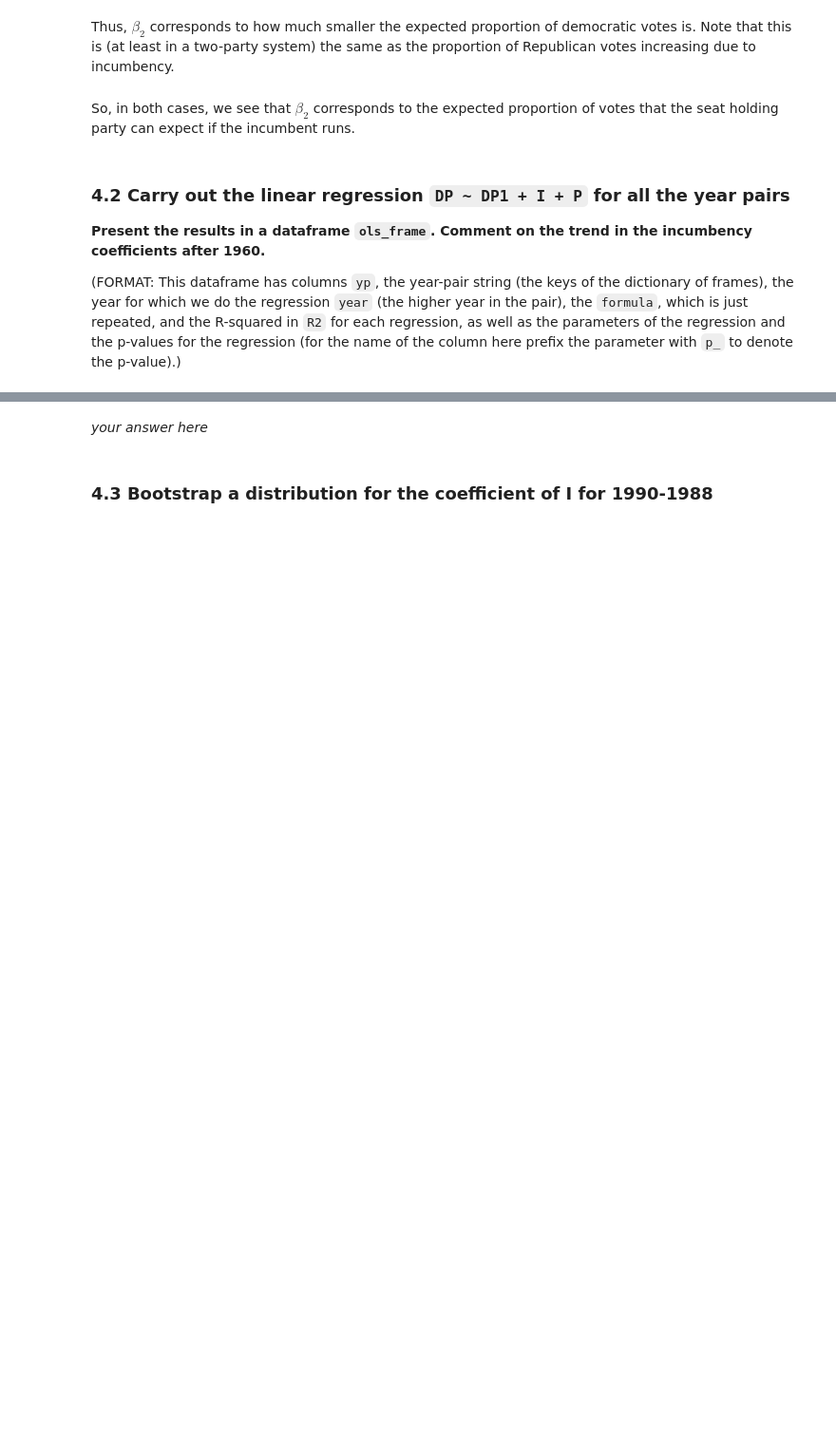
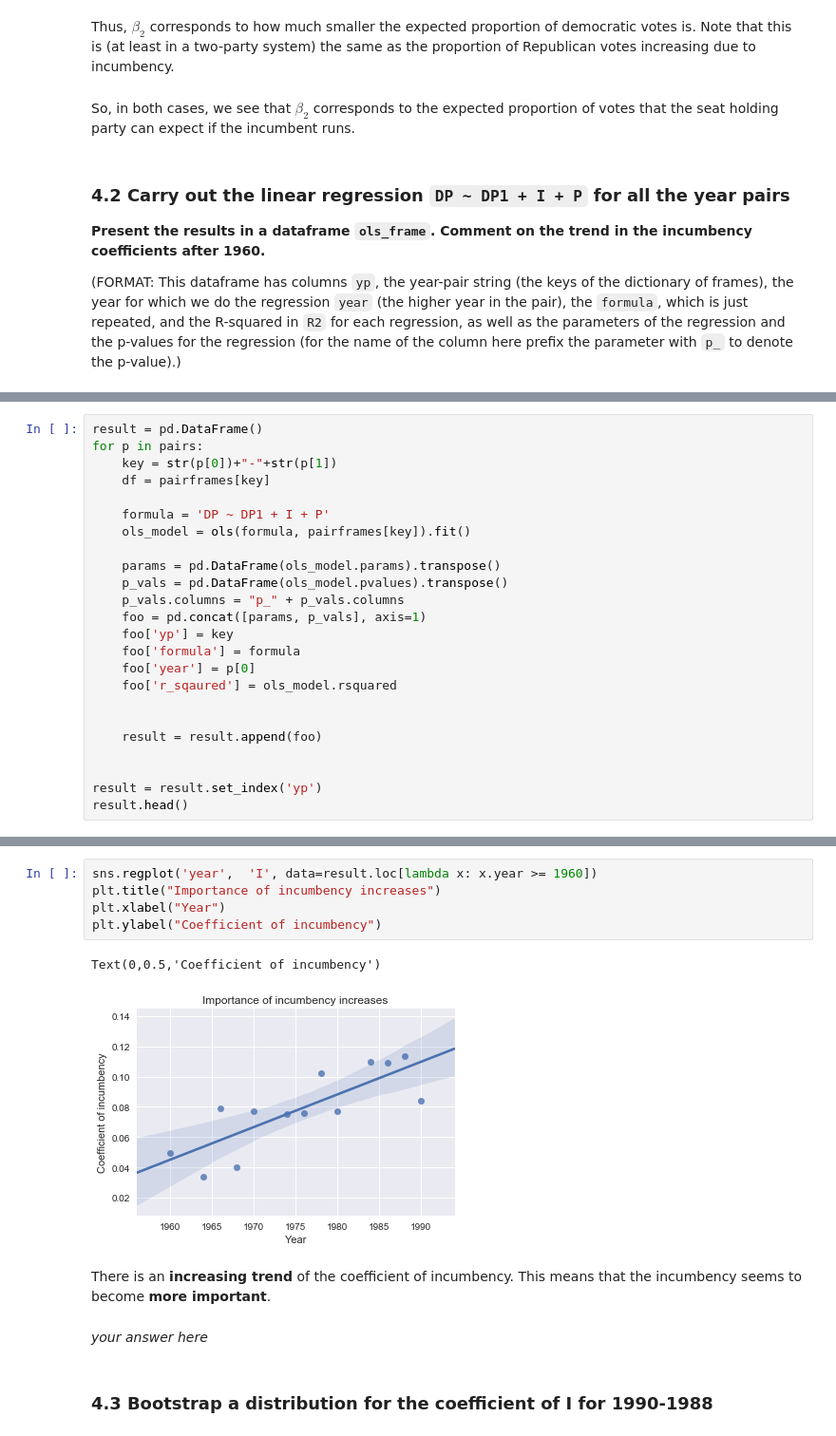
Before and after one commit to NOllAl/AM207HW, a Jupyter notebook: hw3/AM207_HW3.ipynb, the cells around one changed output, grey strips where cells are left out. Shown at 95% size. Saved outputs shown, nothing was run; the diff lists cells and outputs as text; blank space fills up the shorter version.

```diff
--- a/hw3/AM207_HW3.ipynb
+++ b/hw3/AM207_HW3.ipynb
@@ -705,0 +702,24 @@ So, in both cases, we see that $\beta_2$ corresponds to the expected proportion
+# %%
+result = pd.DataFrame()
+for p in pairs:
+    key = str(p[0])+"-"+str(p[1])
+    df = pairframes[key]
+
+    formula = 'DP ~ DP1 + I + P'
+    ols_model = ols(formula, pairframes[key]).fit()
+
+    params = pd.DataFrame(ols_model.params).transpose()
+    p_vals = pd.DataFrame(ols_model.pvalues).transpose()
+    p_vals.columns = "p_" + p_vals.columns
+    foo = pd.concat([params, p_vals], axis=1)
+    foo['yp'] = key
+    foo['formula'] = formula
+    foo['year'] = p[0]
+    foo['r_sqaured'] = ols_model.rsquared
+
+
+    result = result.append(foo)
+
+
+result = result.set_index('yp')
+result.head()
@@ -706,3 +734,13 @@ So, in both cases, we see that $\beta_2$ corresponds to the expected proportion
+# %%
+sns.regplot('year',  'I', data=result.loc[lambda x: x.year >= 1960])
+plt.title("Importance of incumbency increases")
+plt.xlabel("Year")
+plt.ylabel("Coefficient of incumbency")
+# %% [output]
+Text(0,0.5,'Coefficient of incumbency')
+[figure, added]
+# %% [markdown]
+There is an **increasing trend** of the coefficient of incumbency. This means that the incumbency seems to become **more important**.
 # %% [markdown]
 *your answer here*
 # %% [markdown]
```
Also changed, not shown: parts of 3 cells of this notebook.
